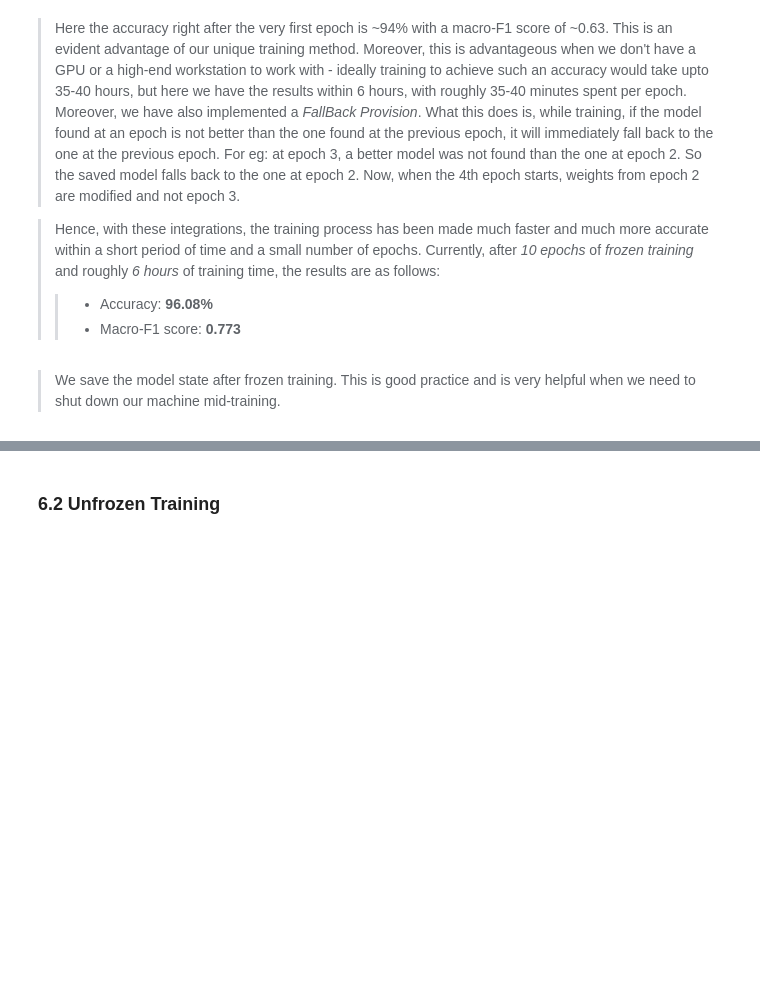
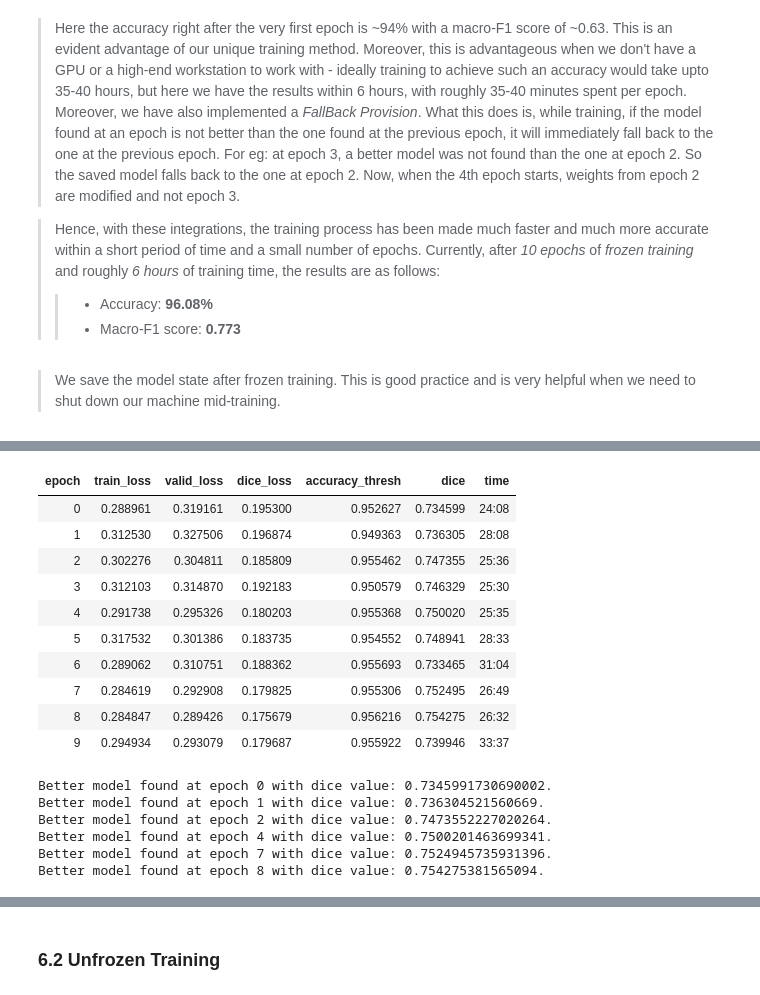
Before and after one commit to Chintan2108/Object-Oriented-Deep-Learning-for-Building-Extraction, a Jupyter notebook: UNet with Cyclical Learning/Conventional UNet for Building Extraction.ipynb, the cells around one changed output, grey strips where cells are left out. Cells and saved outputs as stored; diff of their text form; code cells hidden in the pictures; blank space fills up the shorter version.

```diff
--- a/UNet with Cyclical Learning/Conventional UNet for Building Extraction.ipynb
+++ b/UNet with Cyclical Learning/Conventional UNet for Building Extraction.ipynb
@@ -408,0 +443,27 @@ learn.save('90-10_resnet_10-epochs_frozen')
+# %%
+learn.fit(10, lr=lr,
+                    callbacks=[
+                        SaveModelCallback(learn,
+                                                 monitor='dice',
+                                                 mode='max',
+                                                 name='20190108-rn34unet-comboloss-alldata-512-best')
+                    ]
+                   )
+# %% [output]
+| epoch | train_loss | valid_loss | dice_loss | accuracy_thresh | dice | time |
+| 0 | 0.288961 | 0.319161 | 0.195300 | 0.952627 | 0.734599 | 24:08 |
+| 1 | 0.312530 | 0.327506 | 0.196874 | 0.949363 | 0.736305 | 28:08 |
+| 2 | 0.302276 | 0.304811 | 0.185809 | 0.955462 | 0.747355 | 25:36 |
+| 3 | 0.312103 | 0.314870 | 0.192183 | 0.950579 | 0.746329 | 25:30 |
+| 4 | 0.291738 | 0.295326 | 0.180203 | 0.955368 | 0.750020 | 25:35 |
+| 5 | 0.317532 | 0.301386 | 0.183735 | 0.954552 | 0.748941 | 28:33 |
+| 6 | 0.289062 | 0.310751 | 0.188362 | 0.955693 | 0.733465 | 31:04 |
+| 7 | 0.284619 | 0.292908 | 0.179825 | 0.955306 | 0.752495 | 26:49 |
+| 8 | 0.284847 | 0.289426 | 0.175679 | 0.956216 | 0.754275 | 26:32 |
+| 9 | 0.294934 | 0.293079 | 0.179687 | 0.955922 | 0.739946 | 33:37 |
+Better model found at epoch 0 with dice value: 0.7345991730690002.
+Better model found at epoch 1 with dice value: 0.736304521560669.
+Better model found at epoch 2 with dice value: 0.7473552227020264.
+Better model found at epoch 4 with dice value: 0.7500201463699341.
+Better model found at epoch 7 with dice value: 0.7524945735931396.
+Better model found at epoch 8 with dice value: 0.754275381565094.
```
Also changed, not shown: parts of 11 cells of this notebook, 4 other files.
